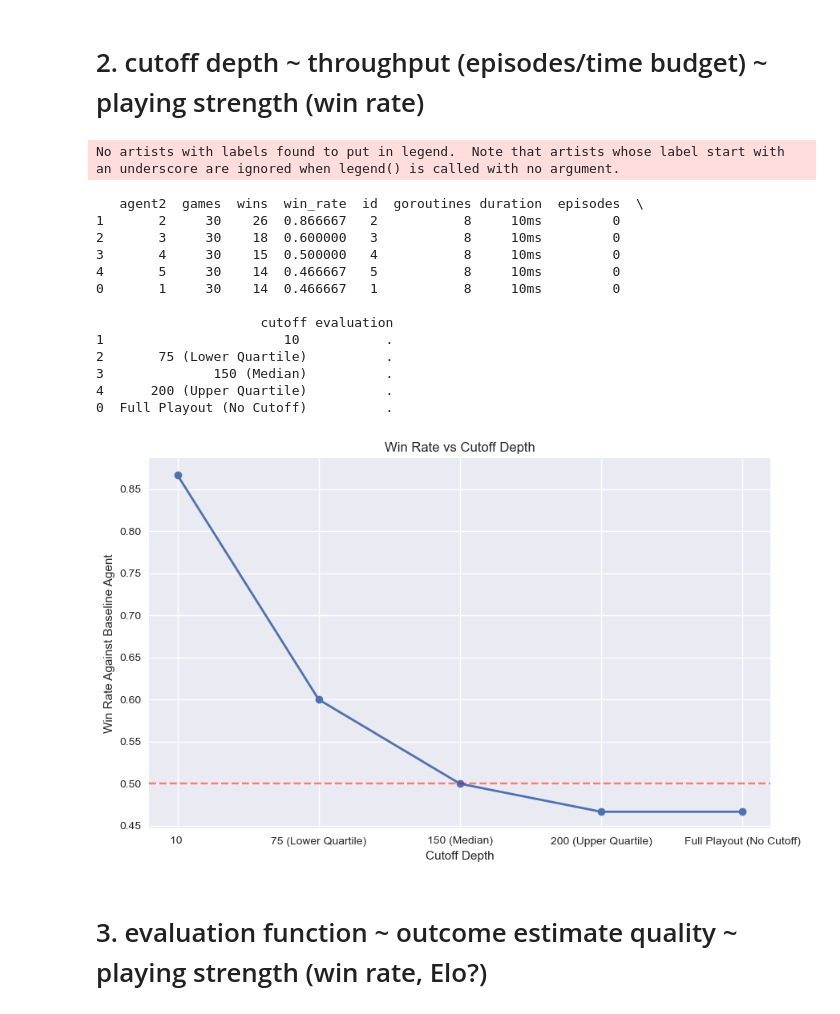
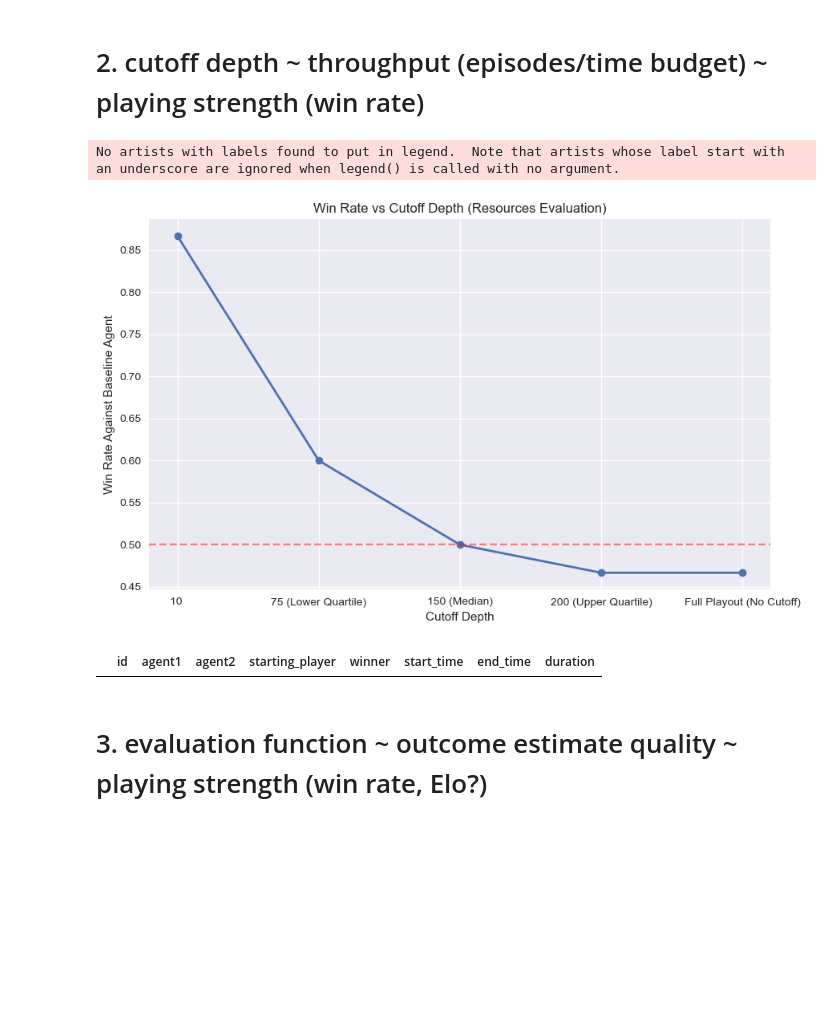
Before and after one commit to christopherWilliams98/risk-agent, a Jupyter notebook: experiments/analysis.ipynb, the cells around one changed output. Drawn from its saved outputs; the diff is of its cells as text; code cells hidden in the pictures; blank space fills up the shorter version.

Commit message:
Plot Elo experiment results

```diff
--- a/experiments/analysis.ipynb
+++ b/experiments/analysis.ipynb
@@ -124,61 +108,38 @@ Elo Ratings:
 # %%
 # TODO: plot game length (# of moves) vs parallel agent
 # TODO: 1) scatter plot: data points
 # TODO: 2) box plot: distribution
 # TODO: 3) line plot: mean + std
 
 # experiment setup: pick 1 parallel agent (e.g. 16-goroutine, full playout) as new baseline, vary cutoff depth {10 or lower fence, lower quartile, median, upper quartile, full playout} while keeping other parameters constant (5 matchups), compare win rate and Elo rating
 # hypothesis: lower cutoff depth -> faster playouts -> more episodes (fixed time budget) -> discover more possible paths -> more robust stats -> more skilled agent -> higher win rate ASSUMING evaluation function estimates outcome well
 # explanations: random full playout does not closely emulate real/intelligent game plays, good evaluation function may provide better outcome estimates, while faster rollouts allow more episodes within the same time budget
 # future work: findings/lessons learned here (to improve playing strength) transferrable to other agents (other currency levels, after tailoring cutoff depth according to its game length distribution)
 # optional: each/best agent in the cutoff depth experiment group plays 100 games against the sequential baseline, compare difference in win rates via statistical tests? (no added value)
 # *ANOVA* determines whether *3 or more groups'* means are statistically significantly different/unequal (N/A). *t-test* determines whether *2 groups'* means OR *1 group's mean vs a fixed value* are statistically significantly different/larger/smaller (N/A).
 
 # DONE: calculate and plot experiment agents' win rates
 agent_configs, game_records, move_records, output_dir = load_experiment_data("data/cutoff")
 
-win_rates = calculate_win_rates(game_records, agent_configs)
-
-# Order by cutoff depth for plotting
-win_rates = win_rates.sort_values("cutoff")
-# Get no cutoff (full playout) row
-full_playout = win_rates.iloc[0:1].copy()
-full_playout["cutoff"] = 'Full Playout (No Cutoff)'
-# Process remaining cutoff depth rows
-cutoff_depths = win_rates.iloc[1:].copy()
-label_postfixes = ['', '(Lower Quartile)', '(Median)', '(Upper Quartile)', '(Upper Fence)']
-cutoff_depths['cutoff'] = [f"{depth} {label_postfixes[i]}" for i, depth in enumerate(cutoff_depths['cutoff'])]
-# Combine and display results
-win_rates = pd.concat([cutoff_depths, full_playout])
-print(win_rates)
-
+cutoff_win_rates = calculate_win_rates(game_records, agent_configs)
+cutoff_win_rates = process_cutoff_labels(cutoff_win_rates)
 plt = plot_win_rates(
-    win_rates,
+    cutoff_win_rates,
     param_col="cutoff",
     output_dir=output_dir,
-    title="Win Rate vs Cutoff Depth",
+    title="Win Rate vs Cutoff Depth (Resources Evaluation)",
     xlabel="Cutoff Depth"
 )
 plt.show()
 
+show_missing_data(game_records)
+
 # TODO: calculate and plot experiment agents' throughput distribution (episodes/time budget) in the same format as concurrency experiment
 # TODO: potentially 1) calculate the correlation coefficient 2) show the correlation (2 lines in one chart) between throughput and win rate
 # %% [output]
 No artists with labels found to put in legend.  Note that artists whose label start with an underscore are ignored when legend() is called with no argument.
-   agent2  games  wins  win_rate  id  goroutines duration  episodes  \
-1       2     30    26  0.866667   2           8     10ms         0
-2       3     30    18  0.600000   3           8     10ms         0
-3       4     30    15  0.500000   4           8     10ms         0
-4       5     30    14  0.466667   5           8     10ms         0
-0       1     30    14  0.466667   1           8     10ms         0
-
-                     cutoff evaluation
-1                       10           .
-2       75 (Lower Quartile)          .
-3              150 (Median)          .
-4      200 (Upper Quartile)          .
-0  Full Playout (No Cutoff)          .
-[figure, old version]
+[figure, new version]
+|  | id | agent1 | agent2 | starting_player | winner | start_time | end_time | duration |
 # %% [markdown]
 # 3. evaluation function ~ outcome estimate quality ~ playing strength (win rate, Elo?)
 # %%
```
Also changed, not shown: parts of 7 cells of this notebook, 4 other files.
